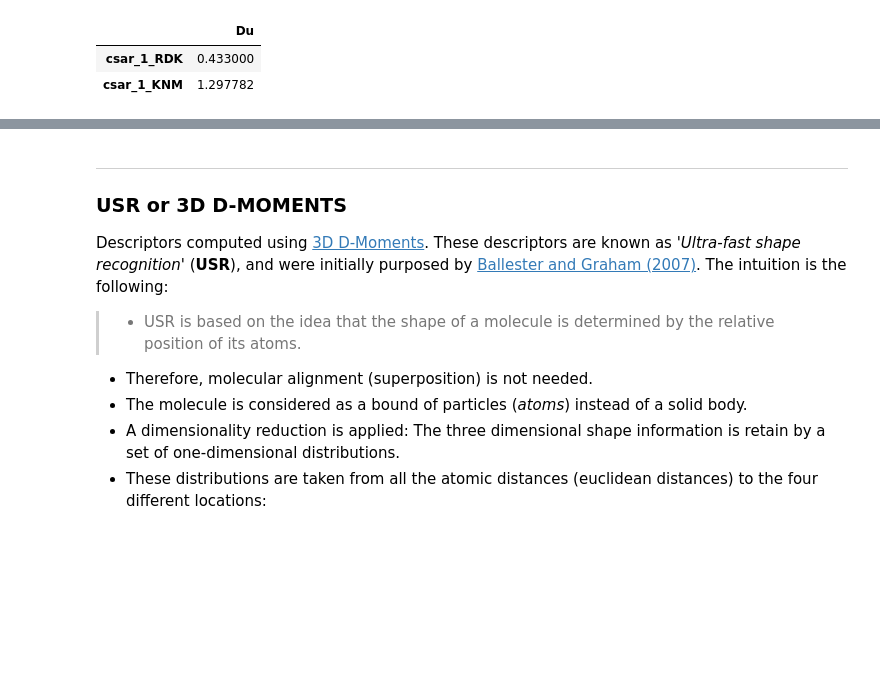
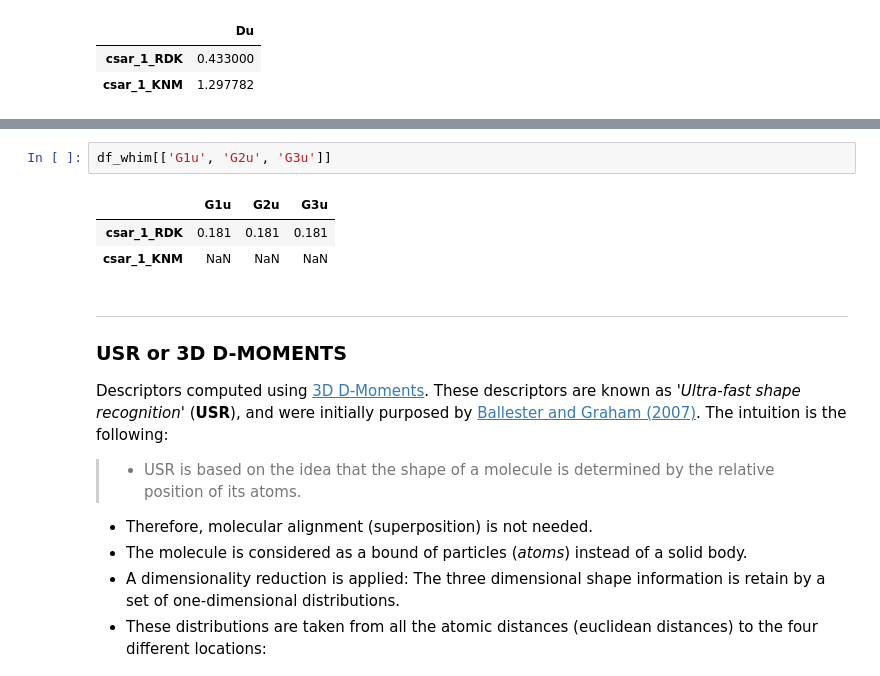
Before and after one commit to jRicciL/ERK2_notebooks, a Jupyter notebook: X_Reviewing_Fourches_work/KNIME_vs_RDKit_descriptors.ipynb, the cells around one changed output, grey strips where cells are left out. Saved outputs shown, nothing was run; the diff lists cells and outputs as text; blank space fills up the shorter version.

Commit message:
Starting with WHIM G descriptor

```diff
--- a/X_Reviewing_Fourches_work/KNIME_vs_RDKit_descriptors.ipynb
+++ b/X_Reviewing_Fourches_work/KNIME_vs_RDKit_descriptors.ipynb
@@ -413,3 +423,9 @@ df_rdk_whim[]
+# %%
+df_whim[['G1u', 'G2u', 'G3u']]
+# %% [output]
+|  | G1u | G2u | G3u |
+| csar_1_RDK | 0.181 | 0.181 | 0.181 |
+| csar_1_KNM | NaN | NaN | NaN |
 # %% [markdown]
 ***
 ### USR or 3D D-MOMENTS
```
Also changed, not shown: parts of 14 cells of this notebook.
